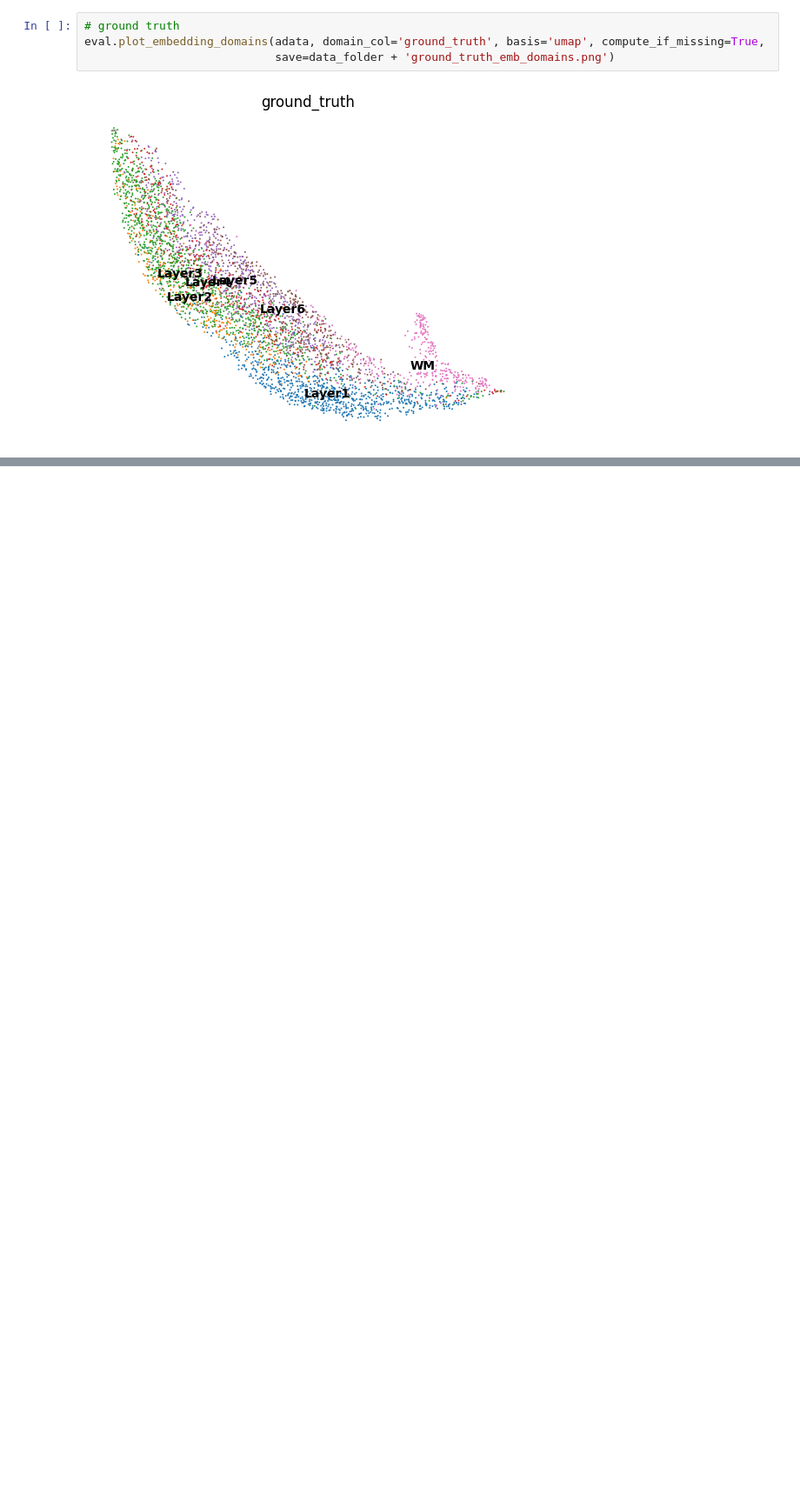
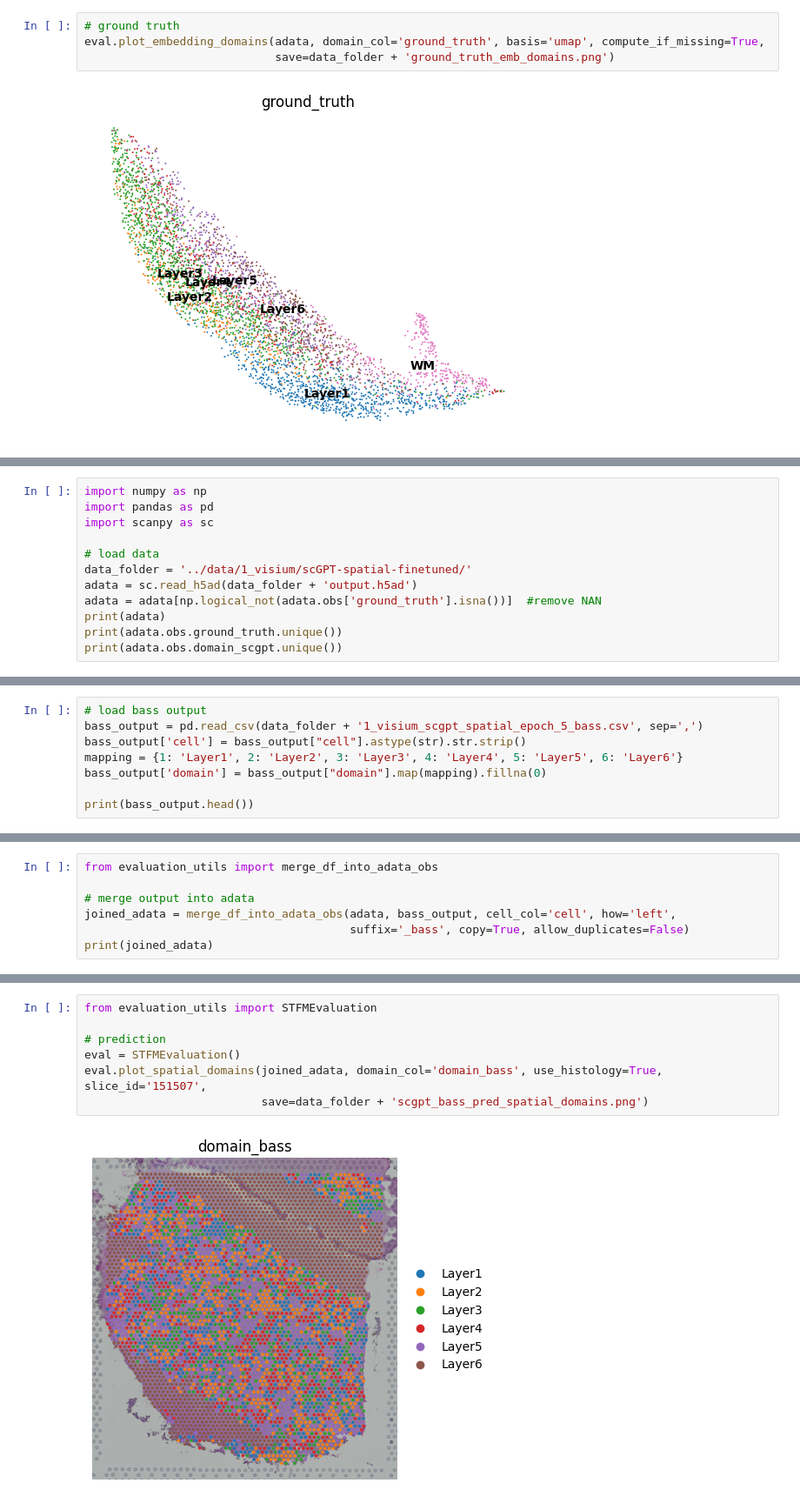
Before and after one commit to lichyyyyyy/ST_FM_Benchmark, a Jupyter notebook: evaluation_results/single_slide_domain_detection/scGPT-spatial-finetuned.ipynb, the cells around one changed output, grey strips where cells are left out. Shown at 87% size. Drawn from its saved outputs; the diff is of its cells as text; blank space fills up the shorter version.

Commit message:
use scgpt-spatial output embeddings as preprocessed input for BASS

```diff
--- a/evaluation_results/single_slide_domain_detection/scGPT-spatial-finetuned.ipynb
+++ b/evaluation_results/single_slide_domain_detection/scGPT-spatial-finetuned.ipynb
@@ -92,0 +100,12 @@ eval.plot_embedding_domains(adata, domain_col='ground_truth', basis='umap', comp
+# %%
+import numpy as np
+import pandas as pd
+import scanpy as sc
+
+# load data
+data_folder = '../data/1_visium/scGPT-spatial-finetuned/'
+adata = sc.read_h5ad(data_folder + 'output.h5ad')
+adata = adata[np.logical_not(adata.obs['ground_truth'].isna())]  #remove NAN
+print(adata)
+print(adata.obs.ground_truth.unique())
+print(adata.obs.domain_scgpt.unique())
@@ -92,0 +123,8 @@ eval.plot_embedding_domains(adata, domain_col='ground_truth', basis='umap', comp
+# %%
+# load bass output
+bass_output = pd.read_csv(data_folder + '1_visium_scgpt_spatial_epoch_5_bass.csv', sep=',')
+bass_output['cell'] = bass_output["cell"].astype(str).str.strip()
+mapping = {1: 'Layer1', 2: 'Layer2', 3: 'Layer3', 4: 'Layer4', 5: 'Layer5', 6: 'Layer6'}
+bass_output['domain'] = bass_output["domain"].map(mapping).fillna(0)
+
+print(bass_output.head())
@@ -92,0 +187,7 @@ eval.plot_embedding_domains(adata, domain_col='ground_truth', basis='umap', comp
+# %%
+from evaluation_utils import merge_df_into_adata_obs
+
+# merge output into adata
+joined_adata = merge_df_into_adata_obs(adata, bass_output, cell_col='cell', how='left',
+                                       suffix='_bass', copy=True, allow_duplicates=False)
+print(joined_adata)
@@ -92,0 +201,9 @@ eval.plot_embedding_domains(adata, domain_col='ground_truth', basis='umap', comp
+# %%
+from evaluation_utils import STFMEvaluation
+
+# prediction
+eval = STFMEvaluation()
+eval.plot_spatial_domains(joined_adata, domain_col='domain_bass', use_histology=True, slice_id='151507',
+                          save=data_folder + 'scgpt_bass_pred_spatial_domains.png')
+# %% [output]
+[figure, added]
```
Also changed, not shown: parts of 13 cells of this notebook, 2 other files.
